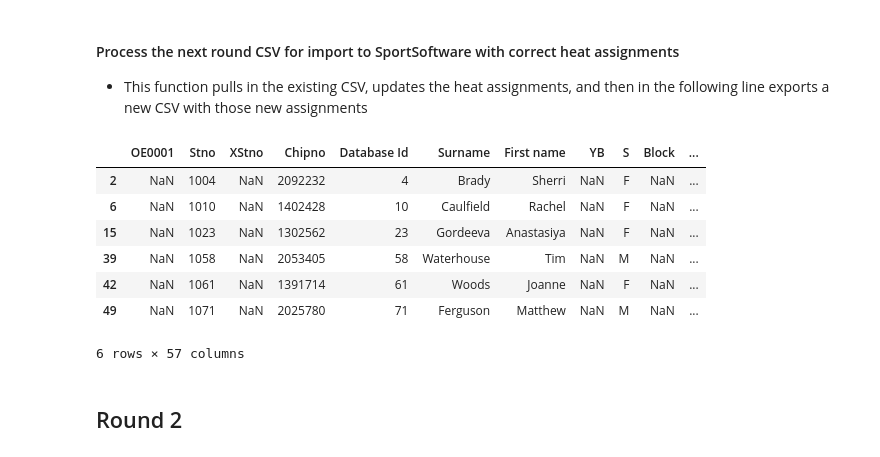
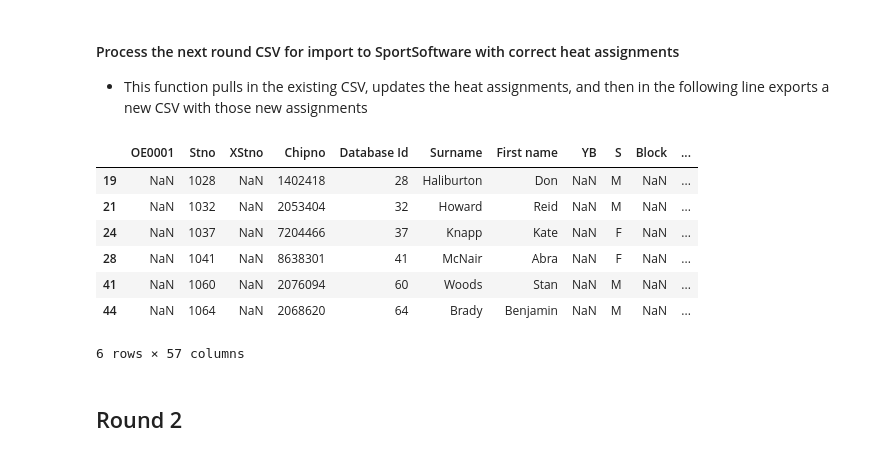
Before and after one commit to gcnuss/SART_Automation, a Jupyter notebook: 2018_SART_Prep_Test.ipynb, the cells around one changed output. Cells and saved outputs as stored; diff of their text form; code cells hidden in the pictures.

```diff
--- a/2018_SART_Prep_Test.ipynb
+++ b/2018_SART_Prep_Test.ipynb
@@ -508,15 +516,15 @@ r2_ss_import = sart18_56.assign_nxt_ht_to_ss_import_csv('2018_TestFiles_from2017
 # %%
 r2_ss_import.to_csv('2018_TestFiles_from2017/SS_import_R2_with_heats.csv', index=False)
 # %%
-r2_ss_import[r2_ss_import['Long']=='Heat 202']
+r2_ss_import[r2_ss_import['Long']=='Heat 208']
 # %% [output]
 |  | OE0001 | Stno | XStno | Chipno | Database Id | Surname | First name | YB | S | Block | ... |
-| 2 | NaN | 1004 | NaN | 2092232 | 4 | Brady | Sherri | NaN | F | NaN | ... |
-| 6 | NaN | 1010 | NaN | 1402428 | 10 | Caulfield | Rachel | NaN | F | NaN | ... |
-| 15 | NaN | 1023 | NaN | 1302562 | 23 | Gordeeva | Anastasiya | NaN | F | NaN | ... |
-| 39 | NaN | 1058 | NaN | 2053405 | 58 | Waterhouse | Tim | NaN | M | NaN | ... |
-| 42 | NaN | 1061 | NaN | 1391714 | 61 | Woods | Joanne | NaN | F | NaN | ... |
-| 49 | NaN | 1071 | NaN | 2025780 | 71 | Ferguson | Matthew | NaN | M | NaN | ... |
+| 19 | NaN | 1028 | NaN | 1402418 | 28 | Haliburton | Don | NaN | M | NaN | ... |
+| 21 | NaN | 1032 | NaN | 2053404 | 32 | Howard | Reid | NaN | M | NaN | ... |
+| 24 | NaN | 1037 | NaN | 7204466 | 37 | Knapp | Kate | NaN | F | NaN | ... |
+| 28 | NaN | 1041 | NaN | 8638301 | 41 | McNair | Abra | NaN | F | NaN | ... |
+| 41 | NaN | 1060 | NaN | 2076094 | 60 | Woods | Stan | NaN | M | NaN | ... |
+| 44 | NaN | 1064 | NaN | 2068620 | 64 | Brady | Benjamin | NaN | M | NaN | ... |
 6 rows × 57 columns
 # %% [markdown]
 ## Round 2
```
Also changed, not shown: parts of 27 cells of this notebook, 1 other file.
